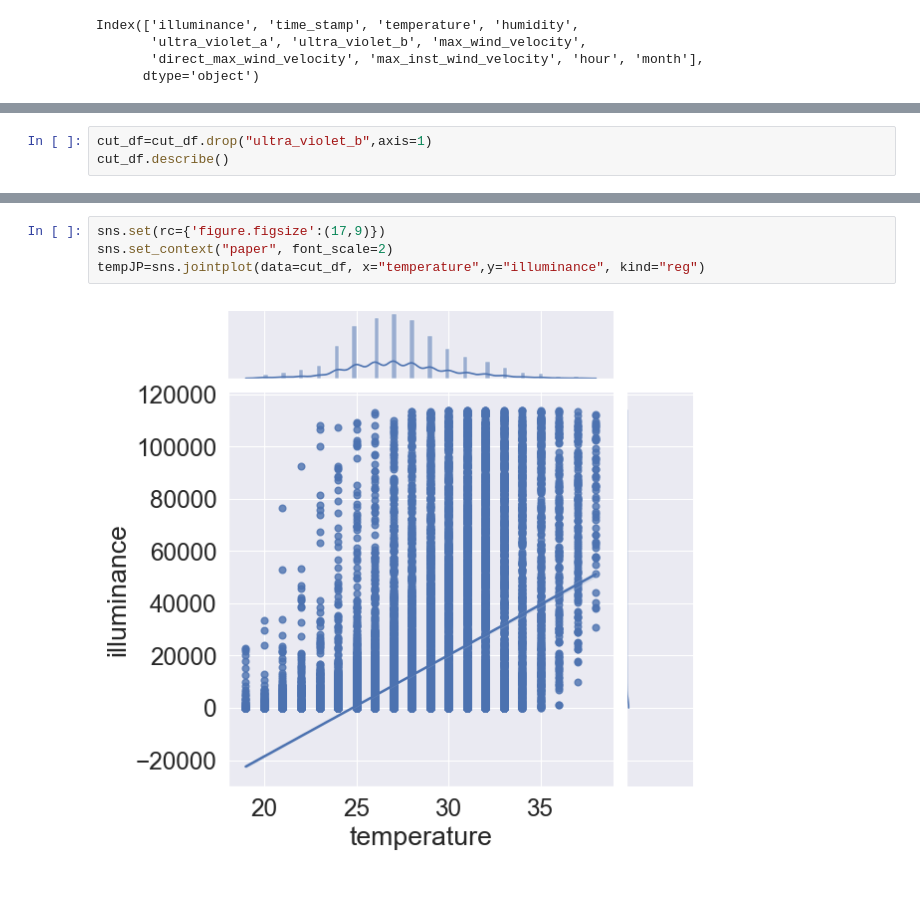
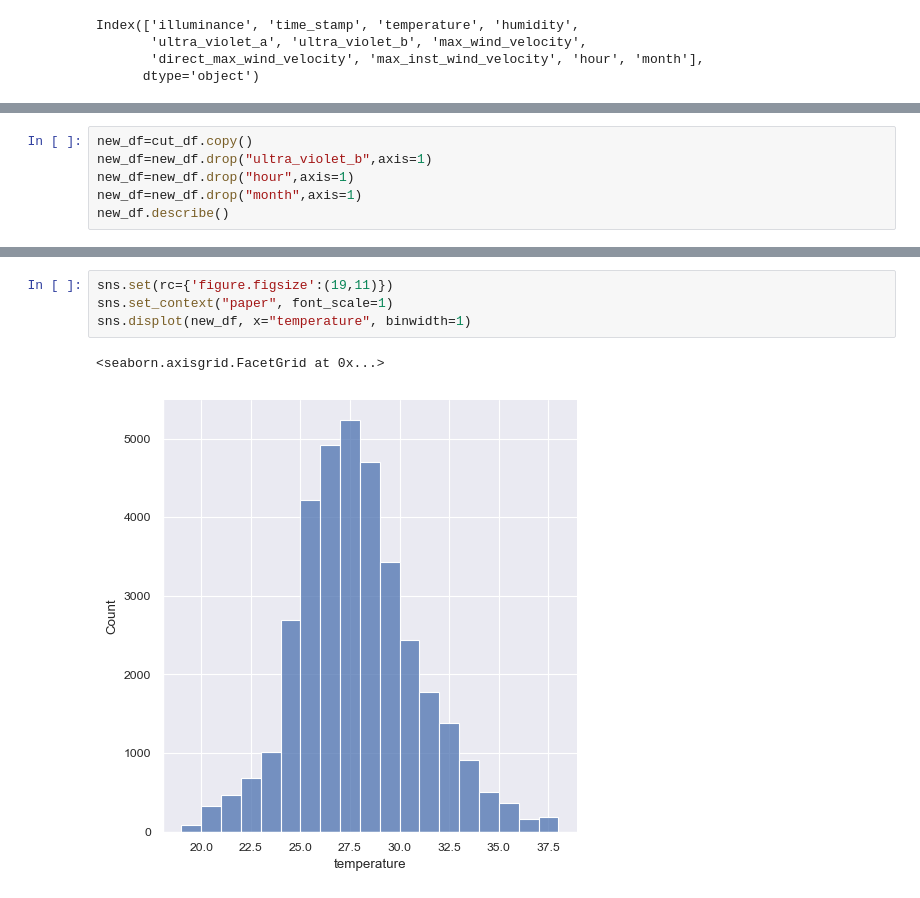
Before and after one commit to chusanapunn/SmartEnvi_AY3T2, a Jupyter notebook: smartEnviA.ipynb, the cells around one changed output, grey strips where cells are left out. Saved outputs shown, nothing was run; the diff lists cells and outputs as text.

```diff
--- a/smartEnviA.ipynb
+++ b/smartEnviA.ipynb
@@ -264,3 +259,0 @@ cut_df
-# %%
-cut_df=cut_df.drop("ultra_violet_b",axis=1)
-cut_df.describe()
@@ -276,0 +260,6 @@ cut_df.describe()
+# %%
+new_df=cut_df.copy()
+new_df=new_df.drop("ultra_violet_b",axis=1)
+new_df=new_df.drop("hour",axis=1)
+new_df=new_df.drop("month",axis=1)
+new_df.describe()
@@ -277,6 +276,7 @@ cut_df.describe()
 # %%
-sns.set(rc={'figure.figsize':(17,9)})
-sns.set_context("paper", font_scale=2)
-tempJP=sns.jointplot(data=cut_df, x="temperature",y="illuminance", kind="reg")
+sns.set(rc={'figure.figsize':(19,11)})
+sns.set_context("paper", font_scale=1)
+sns.displot(new_df, x="temperature", binwidth=1)
 # %% [output]
+<seaborn.axisgrid.FacetGrid at 0x...>
-[figure, old version]
+[figure, new version]
```
Also changed, not shown: parts of 9 cells of this notebook.
